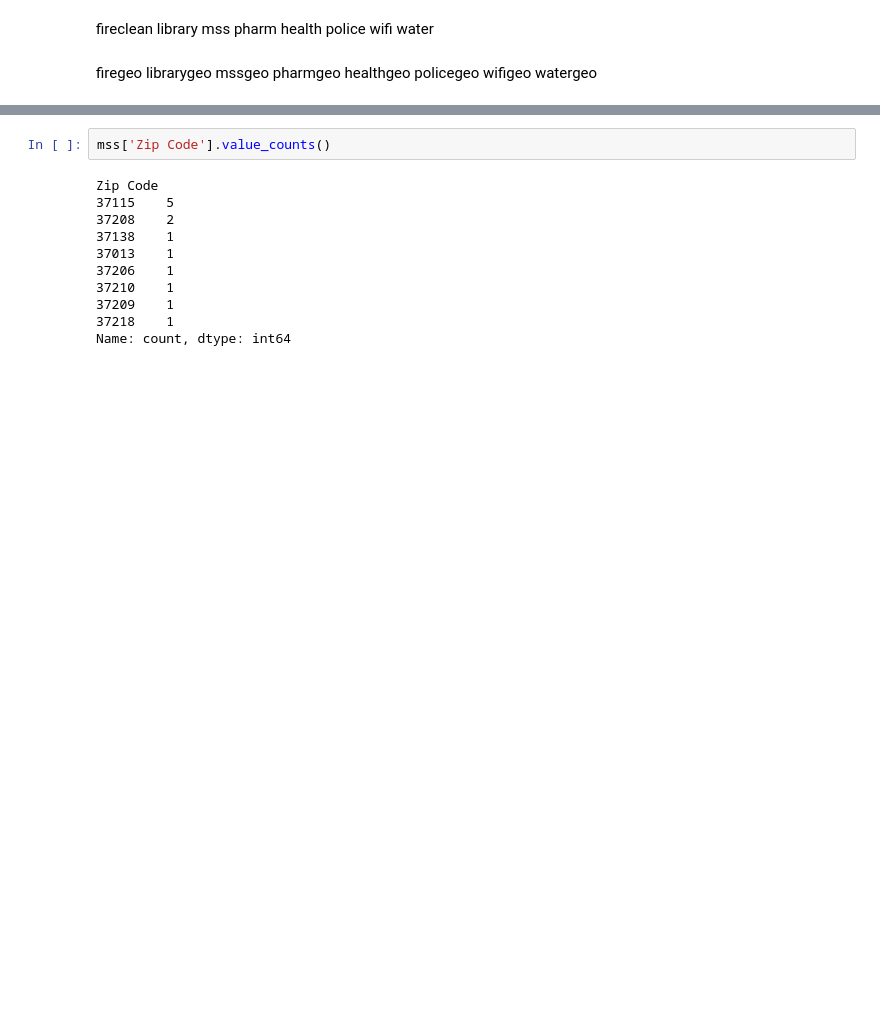
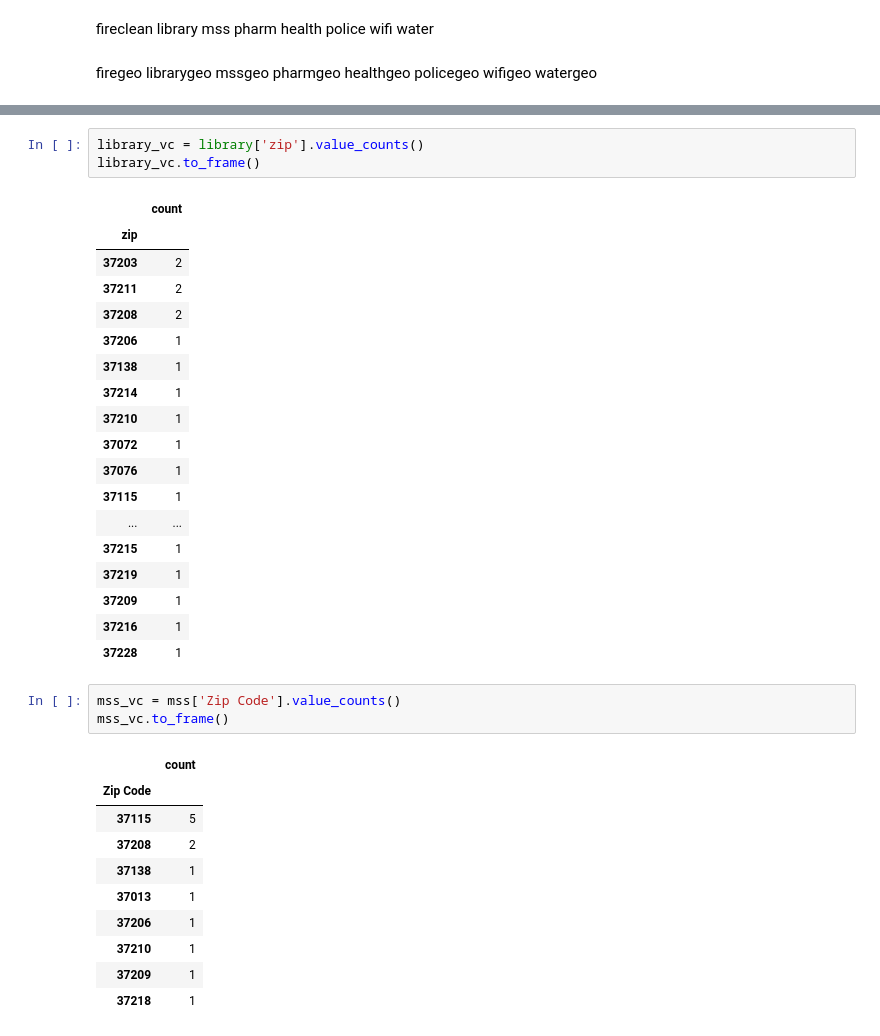
Before and after one commit to Luna-Agora/caps, a Jupyter notebook: notebooks/davidson_geo_folium.ipynb, the cells around one changed output, grey strips where cells are left out. Cells and saved outputs as stored; diff of their text form; blank space fills up the shorter version.

```diff
--- a/notebooks/davidson_geo_folium.ipynb
+++ b/notebooks/davidson_geo_folium.ipynb
@@ -555,14 +544,37 @@ Name: city_state_zip, dtype: object
+# %%
+library_vc = library['zip'].value_counts()
+library_vc.to_frame()
+# %% [output]
+|  | count |
+| zip |  |
+| 37203 | 2 |
+| 37211 | 2 |
+| 37208 | 2 |
+| 37206 | 1 |
+| 37138 | 1 |
+| 37214 | 1 |
+| 37210 | 1 |
+| 37072 | 1 |
+| 37076 | 1 |
+| 37115 | 1 |
+| ... | ... |
+| 37215 | 1 |
+| 37219 | 1 |
+| 37209 | 1 |
+| 37216 | 1 |
+| 37228 | 1 |
 # %%
-mss['Zip Code'].value_counts()
+mss_vc = mss['Zip Code'].value_counts()
+mss_vc.to_frame()
 # %% [output]
-Zip Code
-37115    5
-37208    2
-37138    1
-37013    1
-37206    1
-37210    1
-37209    1
-37218    1
-Name: count, dtype: int64
+|  | count |
+| Zip Code |  |
+| 37115 | 5 |
+| 37208 | 2 |
+| 37138 | 1 |
+| 37013 | 1 |
+| 37206 | 1 |
+| 37210 | 1 |
+| 37209 | 1 |
+| 37218 | 1 |
 # %%
```
Also changed, not shown: parts of 14 cells of this notebook, 3 other files.
